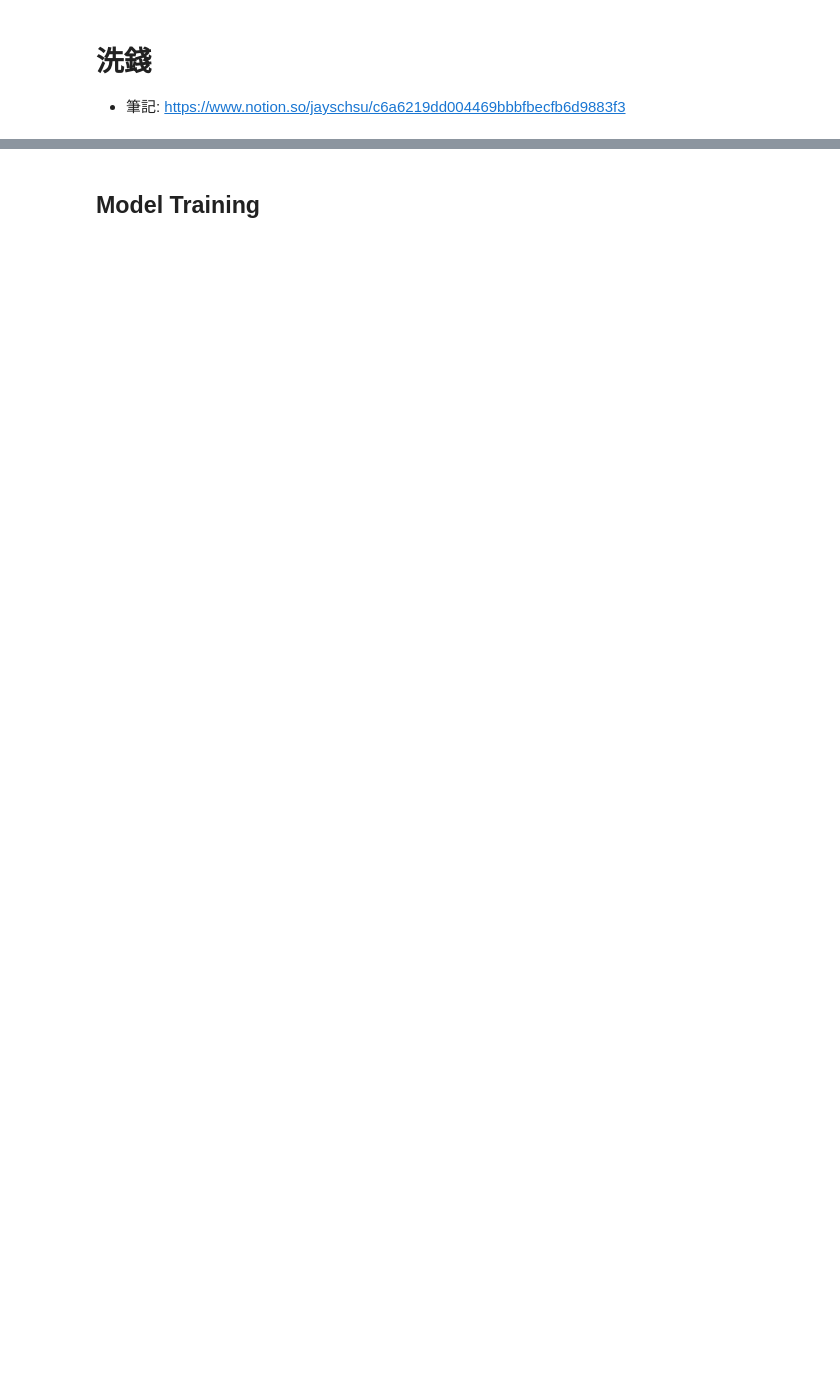
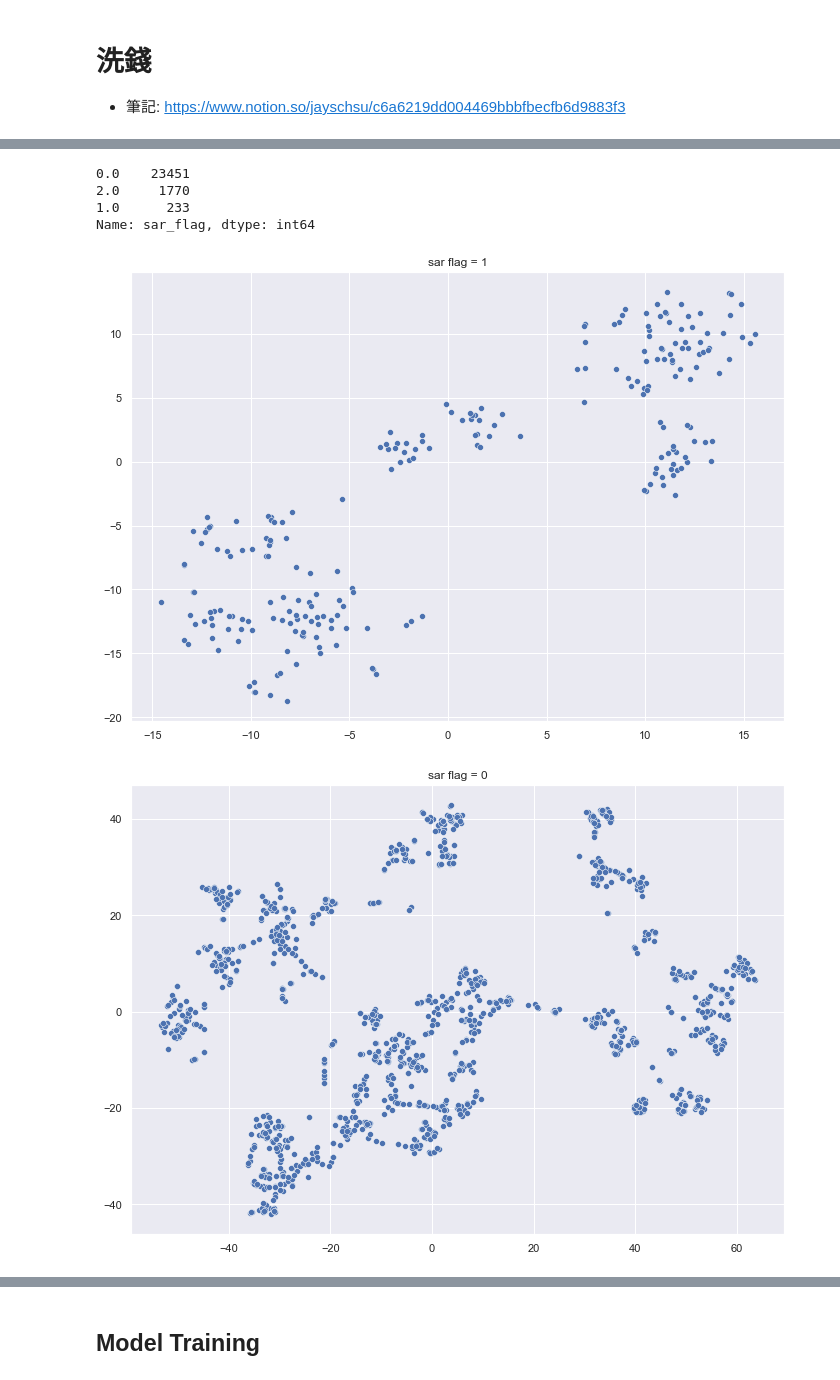
Before and after one commit to Backlu/money_laundry, a Jupyter notebook: money_lundry.ipynb, the cells around one changed output, grey strips where cells are left out. Cells and saved outputs as stored; diff of their text form; code cells hidden in the pictures; blank space fills up the shorter version.

```diff
--- a/money_lundry.ipynb
+++ b/money_lundry.ipynb
@@ -80,0 +41,3 @@ See the caveats in the documentation: https://pandas.pydata.org/pandas-docs/stab
+# %%
+dataset = Data()
+model = Model(dataset)
@@ -295,0 +57,55 @@ dataset_TsPub: (1770, 35)
+# %%
+from sklearn.pipeline import Pipeline
+from imblearn.pipeline import Pipeline as imbPipeline
+from sklearn.preprocessing import MinMaxScaler
+from sklearn.decomposition import PCA
+from imblearn.under_sampling import TomekLinks, RandomUnderSampler
+from sklearn.manifold import TSNE
+from matplotlib import pyplot as plt
+import seaborn as sns
+sns.set(rc={'figure.figsize':(11.7,8.27)})
+palette = sns.color_palette("bright", 3)
+# %%
+dataset.data_df['sar_flag'].value_counts()
+# %% [output]
+0.0    23451
+2.0     1770
+1.0      233
+Name: sar_flag, dtype: int64
+# %%
+sar_df = dataset.data_df[dataset.data_df['sar_flag']==1]
+X_tr = sar_df[dataset.Feature_Dict['feature_all']]
+pipePre = Pipeline([('sc', MinMaxScaler()), ('pca', PCA(n_components=0.9))])
+pipeTsne = Pipeline([('tsne', TSNE())])
+X_tr_pre = pipePre.fit_transform(X_tr.fillna(0))
+X_embedded = pipeTsne.fit_transform(X_tr_pre)
+palette = sns.color_palette("bright", 1)
+sns.scatterplot(X_embedded[:,0], X_embedded[:,1], legend='full', palette=palette)
+plt.title('sar flag = 1')
+plt.show()
+
+sar_df = dataset.data_df[dataset.data_df['sar_flag']==0]
+sar_df = sar_df.sample(1500)
+X_tr = sar_df[dataset.Feature_Dict['feature_all']]
+pipePre = Pipeline([('sc', MinMaxScaler()), ('pca', PCA(n_components=0.9))])
+pipeTsne = Pipeline([('tsne', TSNE())])
+X_tr_pre = pipePre.fit_transform(X_tr.fillna(0))
+X_embedded = pipeTsne.fit_transform(X_tr_pre)
+palette = sns.color_palette("bright", 1)
+sns.scatterplot(X_embedded[:,0], X_embedded[:,1], legend='full', palette=palette)
+plt.title('sar flag = 0')
+plt.show()
+
+sar_df = dataset.data_df[dataset.data_df['sar_flag']==2]
+X_tr = sar_df[dataset.Feature_Dict['feature_all']]
+pipePre = Pipeline([('sc', MinMaxScaler()), ('pca', PCA(n_components=0.9))])
+pipeTsne = Pipeline([('tsne', TSNE())])
+X_tr_pre = pipePre.fit_transform(X_tr.fillna(0))
+X_embedded = pipeTsne.fit_transform(X_tr_pre)
+palette = sns.color_palette("bright", 1)
+sns.scatterplot(X_embedded[:,0], X_embedded[:,1], legend='full', palette=palette)
+plt.title('sar flag = 2 (public set)')
+plt.show()
+# %% [output]
+[figure, added]
+[figure, added]
```
Also changed, not shown: parts of 35 cells of this notebook, 5 other files.
